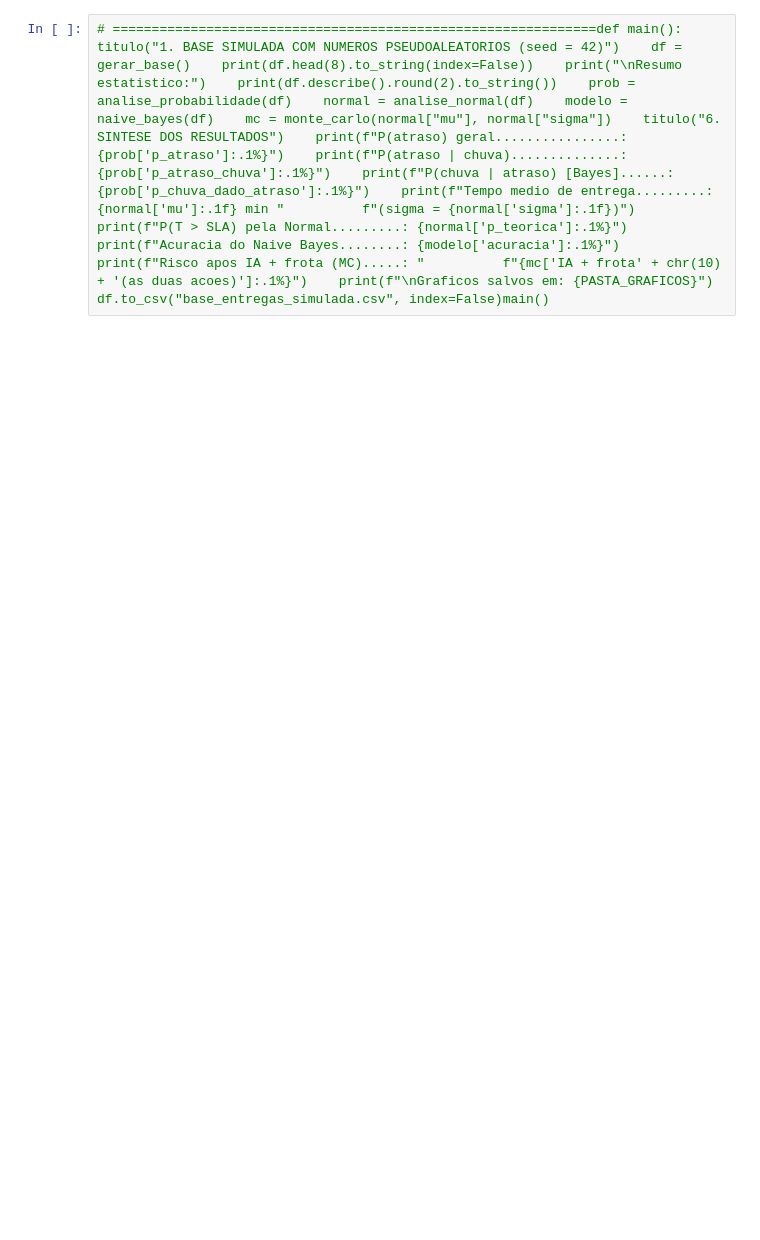
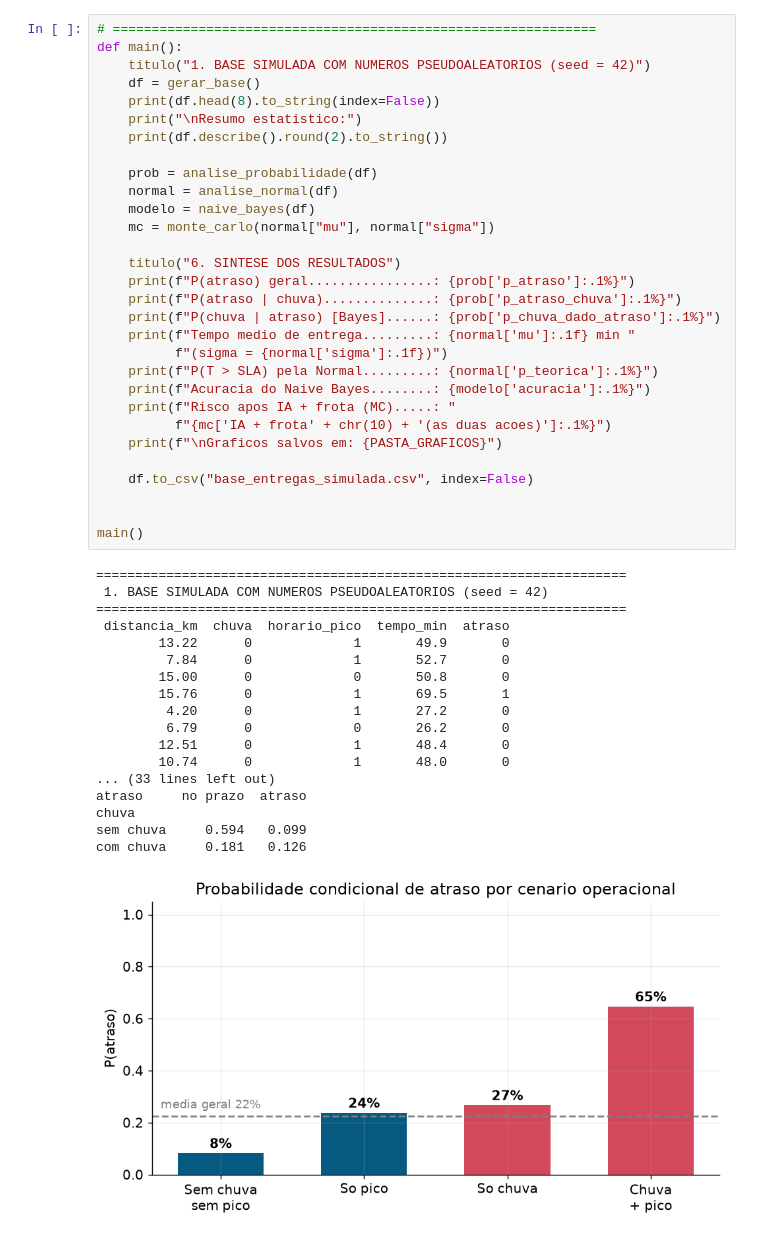
Before and after one commit to susuelen153-design/Projeto-Python, a Jupyter notebook: checkpoint4/codigo_cp4_colab.ipynb, the cells around one changed output. Drawn from its saved outputs; the diff is of its cells as text; blank space fills up the shorter version.

Commit message:
Corrige quebras de linha do notebook e salva a execucao completa com os graficos

```diff
--- a/checkpoint4/codigo_cp4_colab.ipynb
+++ b/checkpoint4/codigo_cp4_colab.ipynb
@@ -29,2 +472,49 @@
 # %%
-# ==============================================================def main():    titulo("1. BASE SIMULADA COM NUMEROS PSEUDOALEATORIOS (seed = 42)")    df = gerar_base()    print(df.head(8).to_string(index=False))    print("\nResumo estatistico:")    print(df.describe().round(2).to_string())    prob = analise_probabilidade(df)    normal = analise_normal(df)    modelo = naive_bayes(df)    mc = monte_carlo(normal["mu"], normal["sigma"])    titulo("6. SINTESE DOS RESULTADOS")    print(f"P(atraso) geral................: {prob['p_atraso']:.1%}")    print(f"P(atraso | chuva)..............: {prob['p_atraso_chuva']:.1%}")    print(f"P(chuva | atraso) [Bayes]......: {prob['p_chuva_dado_atraso']:.1%}")    print(f"Tempo medio de entrega.........: {normal['mu']:.1f} min "          f"(sigma = {normal['sigma']:.1f})")    print(f"P(T > SLA) pela Normal.........: {normal['p_teorica']:.1%}")    print(f"Acuracia do Naive Bayes........: {modelo['acuracia']:.1%}")    print(f"Risco apos IA + frota (MC).....: "          f"{mc['IA + frota' + chr(10) + '(as duas acoes)']:.1%}")    print(f"\nGraficos salvos em: {PASTA_GRAFICOS}")    df.to_csv("base_entregas_simulada.csv", index=False)main()
+# ==============================================================
+def main():
+    titulo("1. BASE SIMULADA COM NUMEROS PSEUDOALEATORIOS (seed = 42)")
+    df = gerar_base()
+    print(df.head(8).to_string(index=False))
+    print("\nResumo estatistico:")
+    print(df.describe().round(2).to_string())
+
+    prob = analise_probabilidade(df)
+    normal = analise_normal(df)
+    modelo = naive_bayes(df)
+    mc = monte_carlo(normal["mu"], normal["sigma"])
+
+    titulo("6. SINTESE DOS RESULTADOS")
+    print(f"P(atraso) geral................: {prob['p_atraso']:.1%}")
+    print(f"P(atraso | chuva)..............: {prob['p_atraso_chuva']:.1%}")
+    print(f"P(chuva | atraso) [Bayes]......: {prob['p_chuva_dado_atraso']:.1%}")
+    print(f"Tempo medio de entrega.........: {normal['mu']:.1f} min "
+          f"(sigma = {normal['sigma']:.1f})")
+    print(f"P(T > SLA) pela Normal.........: {normal['p_teorica']:.1%}")
+    print(f"Acuracia do Naive Bayes........: {modelo['acuracia']:.1%}")
+    print(f"Risco apos IA + frota (MC).....: "
+          f"{mc['IA + frota' + chr(10) + '(as duas acoes)']:.1%}")
+    print(f"\nGraficos salvos em: {PASTA_GRAFICOS}")
+
+    df.to_csv("base_entregas_simulada.csv", index=False)
+
+
+main()
+# %% [output]
+====================================================================
+ 1. BASE SIMULADA COM NUMEROS PSEUDOALEATORIOS (seed = 42)
+====================================================================
+ distancia_km  chuva  horario_pico  tempo_min  atraso
+        13.22      0             1       49.9       0
+         7.84      0             1       52.7       0
+        15.00      0             0       50.8       0
+        15.76      0             1       69.5       1
+         4.20      0             1       27.2       0
+         6.79      0             0       26.2       0
+        12.51      0             1       48.4       0
+        10.74      0             1       48.0       0
+... (33 lines left out)
+atraso     no prazo  atraso
+chuva
+sem chuva     0.594   0.099
+com chuva     0.181   0.126
+[figure, added]
```
Also changed, not shown: parts of 7 cells of this notebook.
